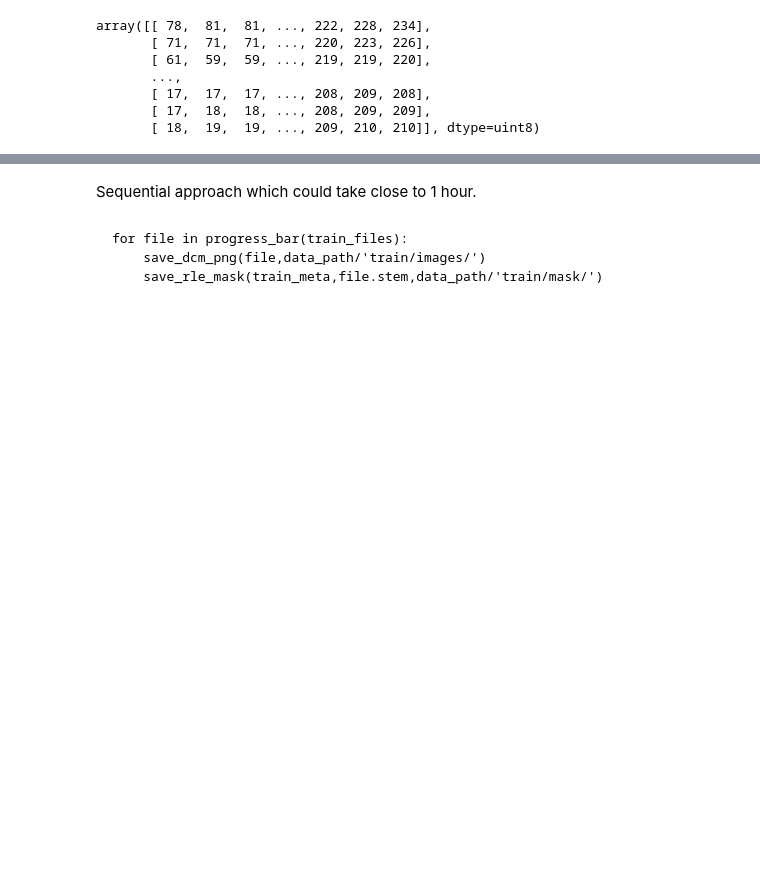
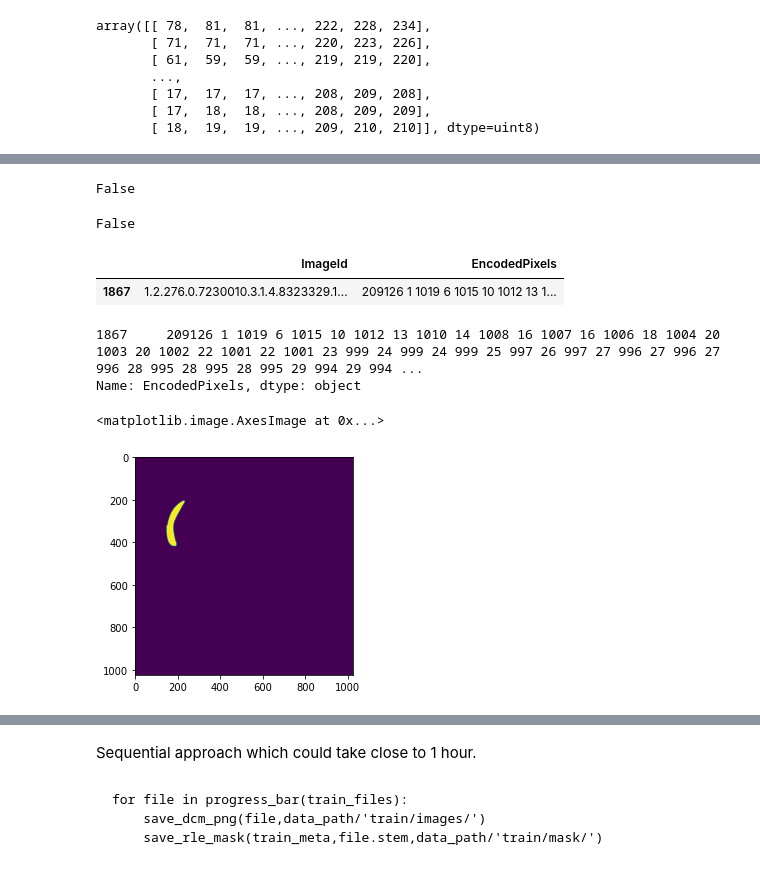
Before and after one commit to jarvislabsai/siim-acr, a Jupyter notebook: DataExploration.ipynb, the cells around one changed output, grey strips where cells are left out. Cells and saved outputs as stored; diff of their text form; code cells hidden in the pictures; blank space fills up the shorter version.

```diff
--- a/DataExploration.ipynb
+++ b/DataExploration.ipynb
@@ -166,0 +172,9 @@ save_dcm_png(train_files[1],data_path/'train/images/')
+# %%
+for o in train_meta[train_meta['ImageId']=='1.2.276.0.7230010.3.1.4.8323329.5597.1517875188.959090']['EncodedPixels']:
+    print(o==-1)
+# %% [output]
+False
+# %%
+o.strip() == -1
+# %% [output]
+False
@@ -166,0 +183,27 @@ save_dcm_png(train_files[1],data_path/'train/images/')
+# %%
+def get_rle_mask(df,fname,dst_path):
+    """Converts mask from rle format to PIL Image format"""
+    mask = np.zeros((1024,1024)) #Images are of size 1024*1024
+    rles = df[df['ImageId']==fname]['EncodedPixels']
+    for rle in rles:
+        rle = rle.strip()
+        if rle != "-1":
+            mask += run_length_decode(rle).T
+    mask = mask.clip(0,1).astype(np.uint8) * 255
+    mask = Image.fromarray(mask)
+    return mask
+# %%
+train_meta[train_meta.ImageId == train_files[6].stem]
+# %% [output]
+|  | ImageId | EncodedPixels |
+| 1867 | 1.2.276.0.7230010.3.1.4.8323329.1... | 209126 1 1019 6 1015 10 1012 13 1... |
+# %%
+train_meta[train_meta['ImageId']==train_files[6].stem]['EncodedPixels']
+# %% [output]
+1867     209126 1 1019 6 1015 10 1012 13 1010 14 1008 16 1007 16 1006 18 1004 20 1003 20 1002 22 1001 22 1001 23 999 24 999 24 999 25 997 26 997 27 996 27 996 27 996 28 995 28 995 28 995 29 994 29 994 ...
+Name: EncodedPixels, dtype: object
+# %%
+plt.imshow(get_rle_mask(train_meta,train_files[6].stem,''))
+# %% [output]
+<matplotlib.image.AxesImage at 0x...>
+[figure, added]
```
Also changed, not shown: parts of 12 cells of this notebook.
